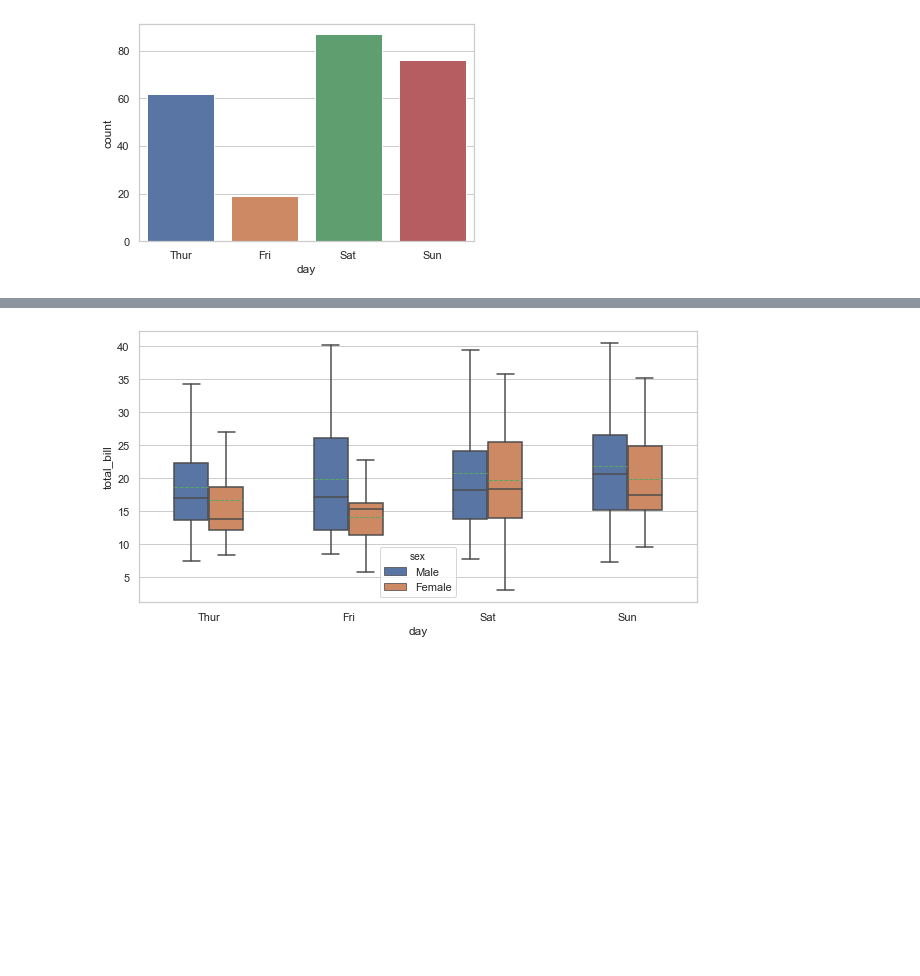
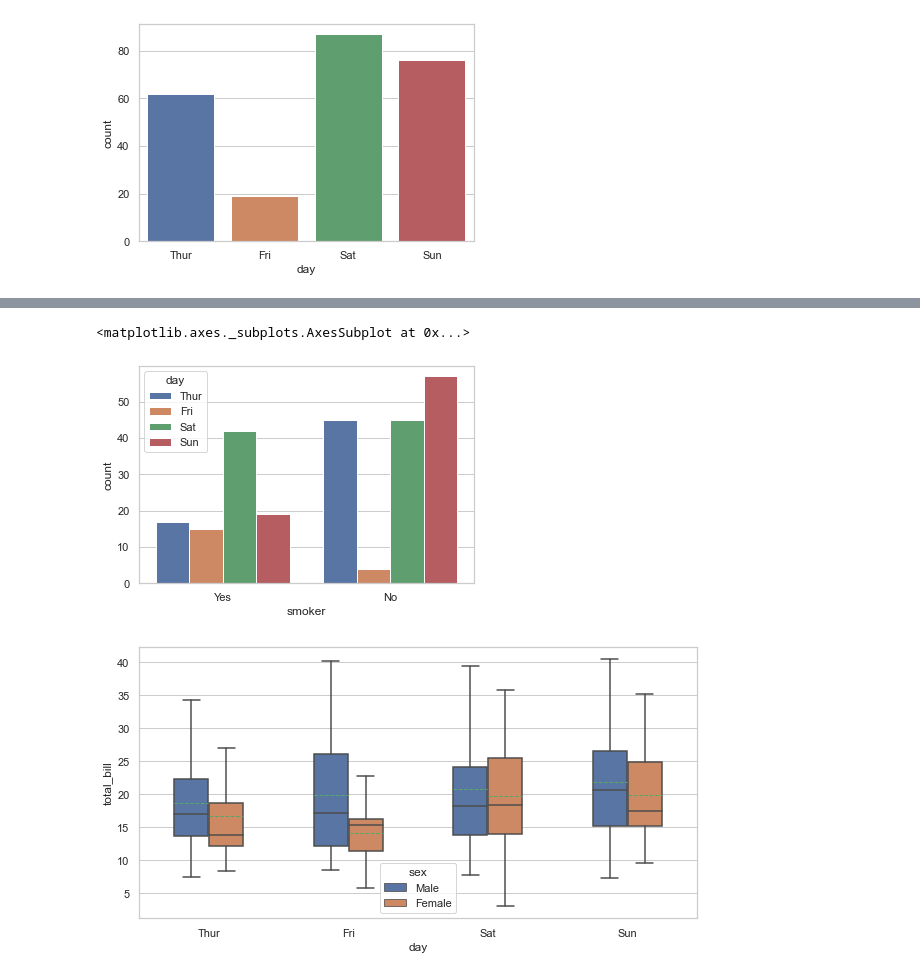
Before and after one commit to srikanthpragada/DS_28_SEP_2020, a Jupyter notebook: plots/seaborn_demo.ipynb, the cells around one changed output, grey strips where cells are left out. Saved outputs shown, nothing was run; the diff lists cells and outputs as text; code cells hidden in the pictures; blank space fills up the shorter version.

```diff
--- a/plots/seaborn_demo.ipynb
+++ b/plots/seaborn_demo.ipynb
@@ -39,3 +39,9 @@ sns.countplot(x="day",data = tips, hue="sex")
+# %%
+# plt.figure(figsize=(15,6))
+sns.countplot(x="smoker",data = tips, hue="day")
+# %% [output]
+<matplotlib.axes._subplots.AxesSubplot at 0x...>
+[figure, added]
 # %%
 # Add extra parameters realted to matplotlib
 plt.figure(figsize=(10,5))
```
Also changed, not shown: parts of 12 cells of this notebook, 1 other file.
